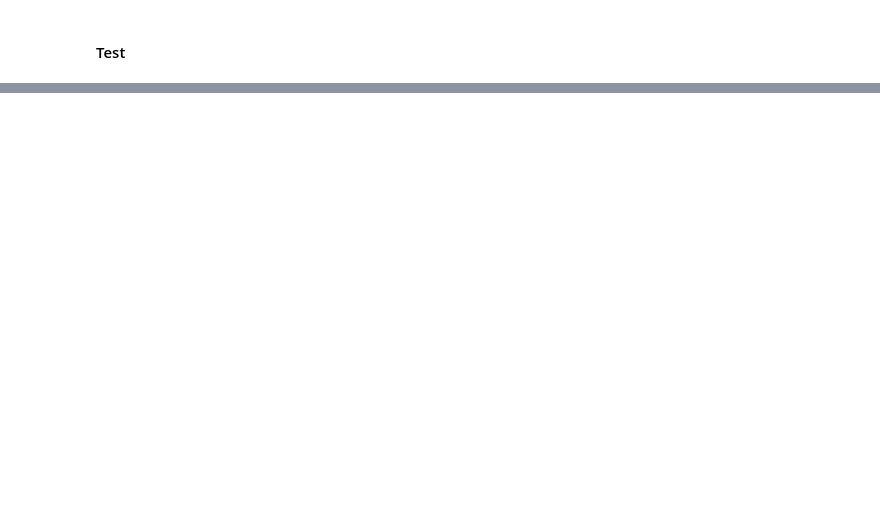
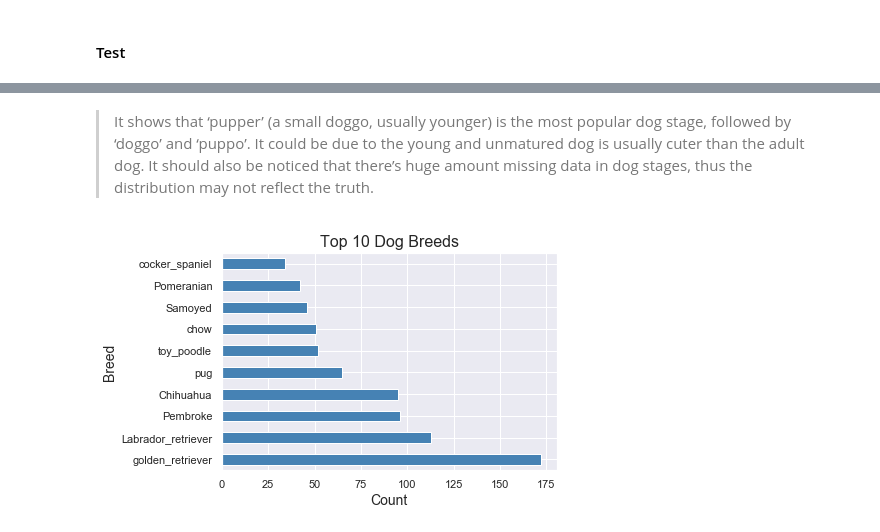
Before and after one commit to ManalAlkallas/WeRateDogs, a Jupyter notebook: wrangle_act.ipynb, the cells around one changed output, grey strips where cells are left out. Saved outputs shown, nothing was run; the diff lists cells and outputs as text; code cells hidden in the pictures; blank space fills up the shorter version.

```diff
--- a/wrangle_act.ipynb
+++ b/wrangle_act.ipynb
@@ -712,0 +1158,11 @@ Merge the three data sets
+# %% [markdown]
+>It shows that ‘pupper’ (a small doggo, usually younger) is the most popular dog stage, followed by ‘doggo’ and ‘puppo’. It could be due to the young and unmatured dog is usually cuter than the adult dog. It should also be noticed that there’s huge amount missing data in dog stages, thus the distribution may not reflect the truth.
+# %%
+top_breeds = twitter_archive_clean.prediction.value_counts()[0:10].sort_values(axis=0, ascending=False)
+top_breeds.plot(kind = 'barh', color=['steelblue'])
+plt.title('Top 10 Dog Breeds', size=16)
+plt.xlabel('Count', size=14)
+plt.ylabel('Breed', size=14)
+plt.savefig('top-breeds.png');
+# %% [output]
+[figure, added]
```
Also changed, not shown: parts of 92 cells of this notebook, 7 other files.
